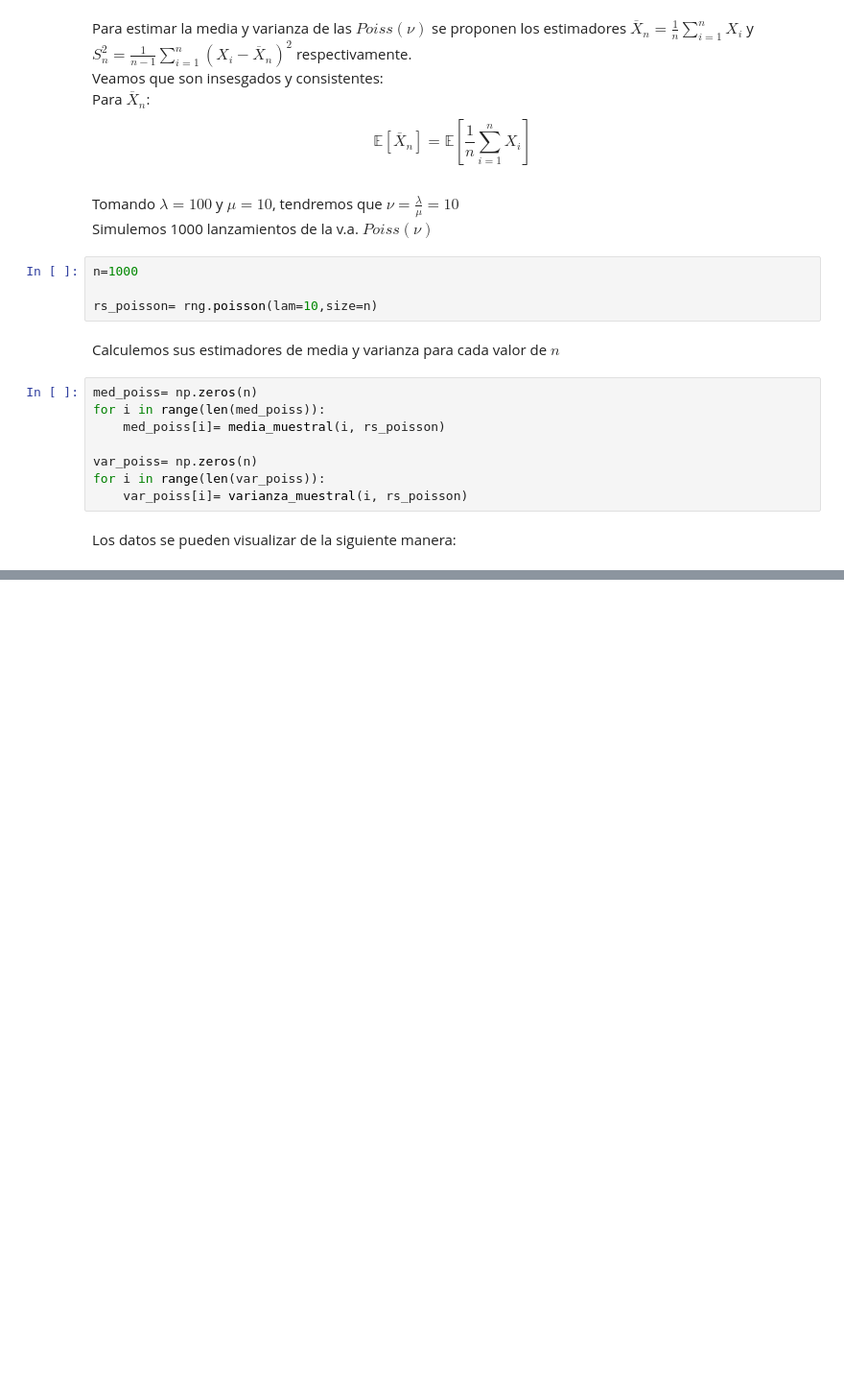
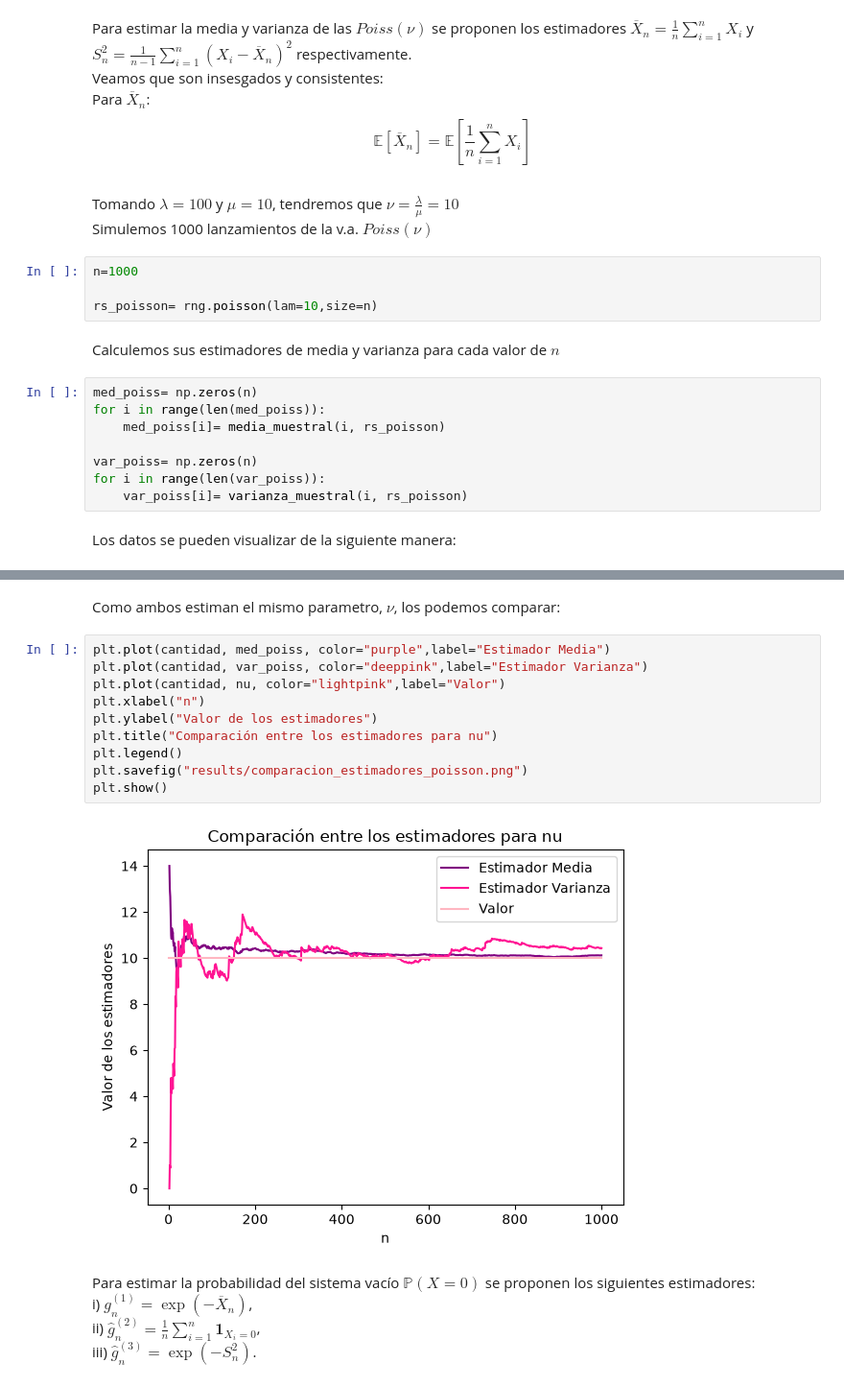
Before and after one commit to benjitabravocarvajal-spec/Tarea-1-estadistica, a Jupyter notebook: notebooks/tarea_1_parte_2.ipynb, the cells around one changed output, grey strips where cells are left out. Shown at 96% size. Saved outputs shown, nothing was run; the diff lists cells and outputs as text; blank space fills up the shorter version.

```diff
--- a/notebooks/tarea_1_parte_2.ipynb
+++ b/notebooks/tarea_1_parte_2.ipynb
@@ -63,3 +64,22 @@ plt.savefig("results/estimador_var_muestral_poiss.png")
 plt.show()
 # %% [output]
 [figure]
+# %% [markdown]
+Como ambos estiman el mismo parametro, $\nu$, los podemos comparar:
+# %%
+plt.plot(cantidad, med_poiss, color="purple",label="Estimador Media")
+plt.plot(cantidad, var_poiss, color="deeppink",label="Estimador Varianza")
+plt.plot(cantidad, nu, color="lightpink",label="Valor")
+plt.xlabel("n")
+plt.ylabel("Valor de los estimadores")
+plt.title("Comparación entre los estimadores para nu")
+plt.legend()
+plt.savefig("results/comparacion_estimadores_poisson.png")
+plt.show()
+# %% [output]
+[figure, added]
+# %% [markdown]
+Para estimar la probabilidad del sistema vacío $\mathbb{P}(X=0)$ se proponen los siguientes estimadores: <br>
+i) $\hat{g}_n^{(1)}=\exp(-\overline{X}_n)$, <br>
+ii) $\hat{g}_n^{(2)}=\frac{1}{n} \sum_{i=1}^n\mathbf{1}_{X_i=0}$, <br>
+iii) $\hat{g}_n^{(3)}=\exp(-S_n^2)$. <br>
```
Also changed, not shown: parts of 4 cells of this notebook, 4 other files.
